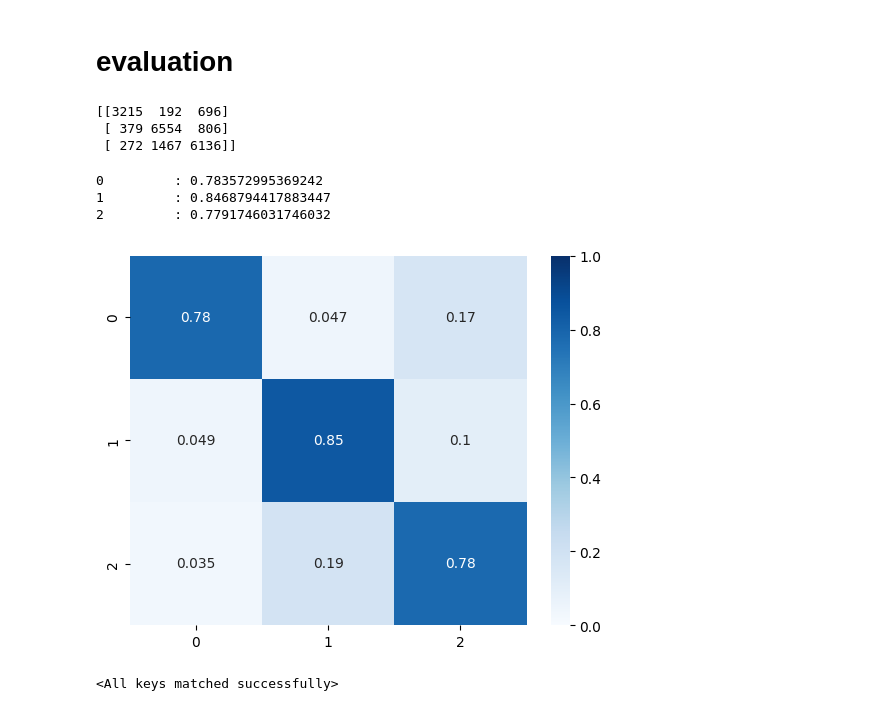
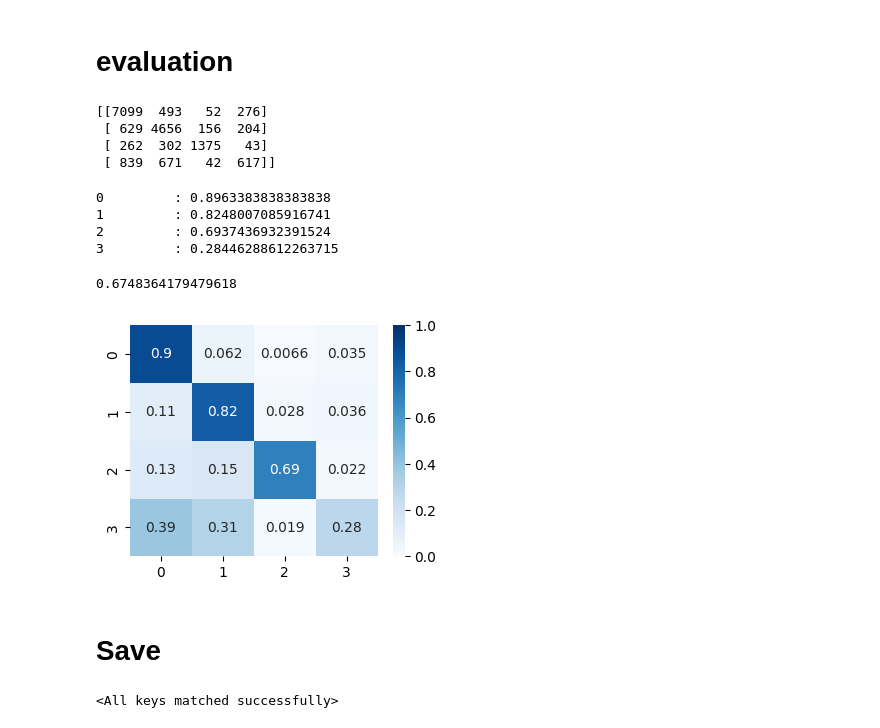
Before and after one commit to gitE0Z9/pytorch-implementations, a Jupyter notebook: notebooks/gat.ipynb, the cells around one changed output. Drawn from its saved outputs; the diff is of its cells as text; code cells hidden in the pictures.

```diff
--- a/notebooks/gat.ipynb
+++ b/notebooks/gat.ipynb
@@ -64,5 +78,5 @@ Non-trainable params: 0
 # %%
 epoch = 300
 # %%
-criterion = nn.CrossEntropyLoss()
-optimizer = torch.optim.Adam(model.parameters(), lr=1e-4)
+criterion = nn.CrossEntropyLoss(reduction='sum')
+optimizer = torch.optim.Adam(model.parameters(), lr=1e-3, weight_decay=1e-5)
@@ -73,15 +85,12 @@ for e in trange(epoch):
     running_loss = 0.0
 
     optimizer.zero_grad()
-    X = dataset.x.to(device)
-    A = A.to(device)
-    Y = dataset.y.to(device)
 
-    output = model(X, A)
-    loss = criterion(output, Y)
+    output = model.forward(X, E)
+    loss = criterion.forward(output, Y)
     running_loss += loss.item()
 
     loss.backward()
     optimizer.step()
 
-    print(f"epoch {e+1}: {running_loss/dataset.x.size(0)}")
+    print(f"epoch {e+1}: {running_loss / NODE_SIZE}")
@@ -91,9 +275,11 @@ for e in trange(epoch):
 with torch.no_grad():
     model.eval()
 
-    confusion_matrix = IncrementalConfusionMatrix(label_size)
+    confusion_matrix = IncrementalConfusionMatrix(LABEL_SIZE)
 
-    output = model(dataset.x.to(device), A.to(device)).argmax(-1)
+    X = dataset.x.to(device)
+    E = dataset.edge_index.T.to(device)
+    output = model(X, E).argmax(-1)
 
     confusion_matrix.update(
         dataset.y.numpy(),
@@ -102,21 +288,29 @@ with torch.no_grad():
 
     print(confusion_matrix)
 # %% [output]
-[[3215  192  696]
- [ 379 6554  806]
- [ 272 1467 6136]]
+[[7099  493   52  276]
+ [ 629 4656  156  204]
+ [ 262  302 1375   43]
+ [ 839  671   42  617]]
 # %%
-evaluator = ClassificationEvaluator(label_size, device)
+evaluator = ClassificationEvaluator(LABEL_SIZE, device)
 # %%
 per_class_accs = evaluator.get_per_class_accuracy(confusion_matrix)
 
-evaluator.show_per_class_accuracy(['0', '1', '2'], per_class_accs)
+evaluator.show_per_class_accuracy(range(LABEL_SIZE), per_class_accs)
 # %% [output]
-0         : 0.783572995369242
-1         : 0.8468794417883447
-2         : 0.7791746031746032
+0         : 0.8963383838383838
+1         : 0.8248007085916741
+2         : 0.6937436932391524
+3         : 0.28446288612263715
+# %%
+per_class_accs.mean()
+# %% [output]
+0.6748364179479618
 # %%
-evaluator.plot_confusion_matrix(confusion_matrix, ['0', '1', '2'], cmap='Blues')
+evaluator.plot_confusion_matrix(confusion_matrix, range(LABEL_SIZE), cmap='Blues')
 # %% [output]
-[figure, old version]
+[figure, new version]
+# %% [markdown]
+# Save
 # %%
```
Also changed, not shown: parts of 17 cells of this notebook.
